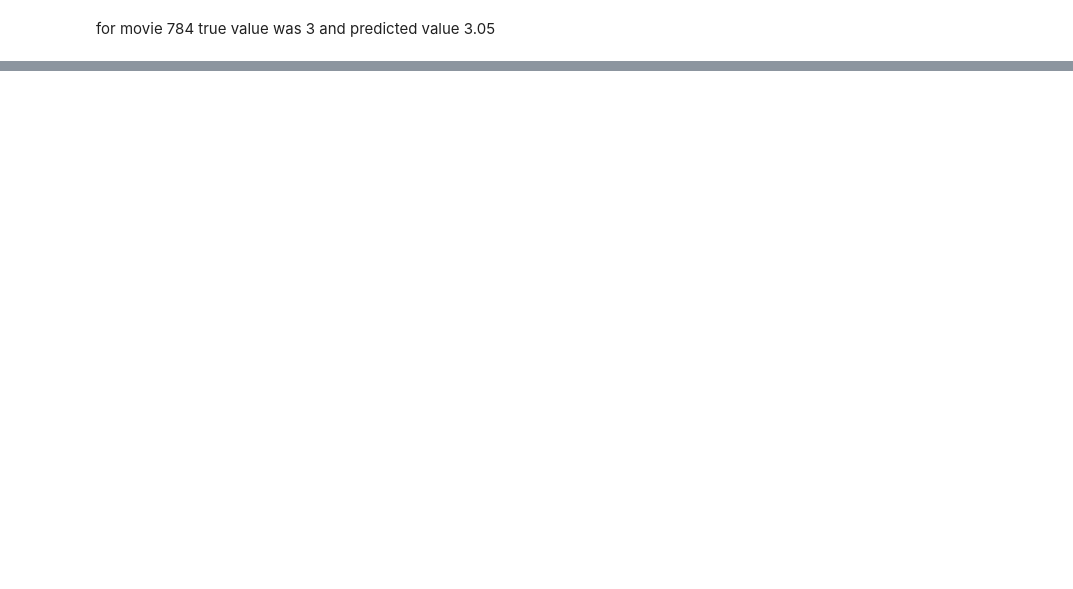
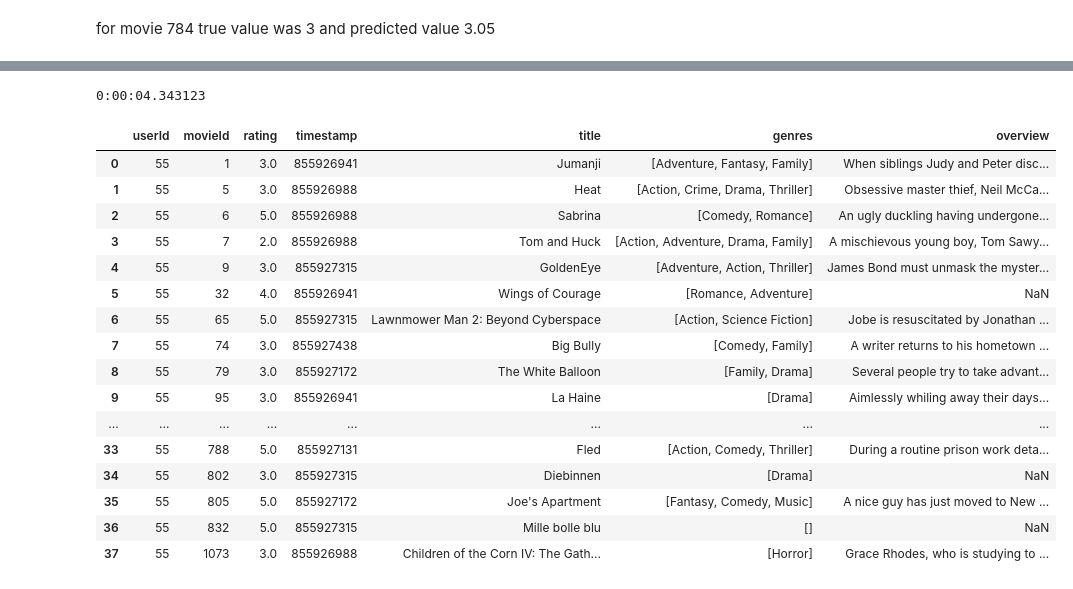
Before and after one commit to WGIceKing/ANDB, a Jupyter notebook: NoMlModels/models.ipynb, the cells around one changed output, grey strips where cells are left out. Saved outputs shown, nothing was run; the diff lists cells and outputs as text; code cells hidden in the pictures; blank space fills up the shorter version.

Commit message:
[Benchmark] Performance and accuracy tests. (#4)

```diff
--- a/NoMlModels/models.ipynb
+++ b/NoMlModels/models.ipynb
@@ -14,3 +15,22 @@ movies.head(3)
 | 1 | False | NaN | 65000000 | [{'id': 12, 'name': 'Adventure'},... | NaN | 8844 | tt0113497 | en | ... |
 | 2 | False | {'id': 119050, 'name': 'Grumpy Ol... | 0 | [{'id': 10749, 'name': 'Romance'}... | NaN | 15602 | tt0113228 | en | ... |
 3 rows × 24 columns
+# %%
+movies_SVD = movies[['title', 'genres', 'overview']]
+def get_list(x):
+    x = x.split(',')
+    genres = []
+    for i in x:
+      if i.startswith(" 'name': '"):
+        i = i[10:-2]
+        if i.endswith("'"):
+          i = i[:-1]
+        genres.append(str(i))
+    return genres
+
+features = ['genres']
+for feature in features:
+    movies_SVD[feature] = movies_SVD[feature].apply(get_list)
+
+movies_SVD.index.name = 'filmid'
+movies_SVD.head()
@@ -290,3 +337,6 @@ trainset = data.build_full_trainset()
 svd.fit(trainset)
 # %% [output]
 <surprise.prediction_algorithms.matrix_factorization.SVD at 0x...>
+# %%
+usr_55 = ratings[ratings['userId'] == 55]
+usr_55
@@ -328,0 +491,30 @@ for movie 784 true value was 3 and predicted value 3.05
+# %%
+dl_predict_movie_start = datetime.now()
+for i in range(1): #measure performance for predicting 5 movies for 30 users
+    get_top_n_user_desc(i, predictions)
+dl_predict_movie_end = datetime.now()
+print(dl_predict_movie_end - dl_predict_movie_start)
+# %% [output]
+0:00:04.343123
+# %%
+usr_100 = ratings[ratings['userId'] == 88]
+usr_100 = usr_55.merge(movies_SVD, left_on='movieId', right_on='filmid', how='left')
+usr_100
+# %% [output]
+|  | userId | movieId | rating | timestamp | title | genres | overview |
+| 0 | 55 | 1 | 3.0 | 855926941 | Jumanji | [Adventure, Fantasy, Family] | When siblings Judy and Peter disc... |
+| 1 | 55 | 5 | 3.0 | 855926988 | Heat | [Action, Crime, Drama, Thriller] | Obsessive master thief, Neil McCa... |
+| 2 | 55 | 6 | 5.0 | 855926988 | Sabrina | [Comedy, Romance] | An ugly duckling having undergone... |
+| 3 | 55 | 7 | 2.0 | 855926988 | Tom and Huck | [Action, Adventure, Drama, Family] | A mischievous young boy, Tom Sawy... |
+| 4 | 55 | 9 | 3.0 | 855927315 | GoldenEye | [Adventure, Action, Thriller] | James Bond must unmask the myster... |
+| 5 | 55 | 32 | 4.0 | 855926941 | Wings of Courage | [Romance, Adventure] | NaN |
+| 6 | 55 | 65 | 5.0 | 855927315 | Lawnmower Man 2: Beyond Cyberspace | [Action, Science Fiction] | Jobe is resuscitated by Jonathan ... |
+| 7 | 55 | 74 | 3.0 | 855927438 | Big Bully | [Comedy, Family] | A writer returns to his hometown ... |
+| 8 | 55 | 79 | 3.0 | 855927172 | The White Balloon | [Family, Drama] | Several people try to take advant... |
+| 9 | 55 | 95 | 3.0 | 855926941 | La Haine | [Drama] | Aimlessly whiling away their days... |
+| ... | ... | ... | ... | ... | ... | ... | ... |
+| 33 | 55 | 788 | 5.0 | 855927131 | Fled | [Action, Comedy, Thriller] | During a routine prison work deta... |
+| 34 | 55 | 802 | 3.0 | 855927315 | Diebinnen | [Drama] | NaN |
+| 35 | 55 | 805 | 5.0 | 855927172 | Joe's Apartment | [Fantasy, Comedy, Music] | A nice guy has just moved to New ... |
+| 36 | 55 | 832 | 5.0 | 855927315 | Mille bolle blu | [] | NaN |
+| 37 | 55 | 1073 | 3.0 | 855926988 | Children of the Corn IV: The Gath... | [Horror] | Grace Rhodes, who is studying to ... |
```
Also changed, not shown: parts of 16 cells of this notebook, 1 other file.
